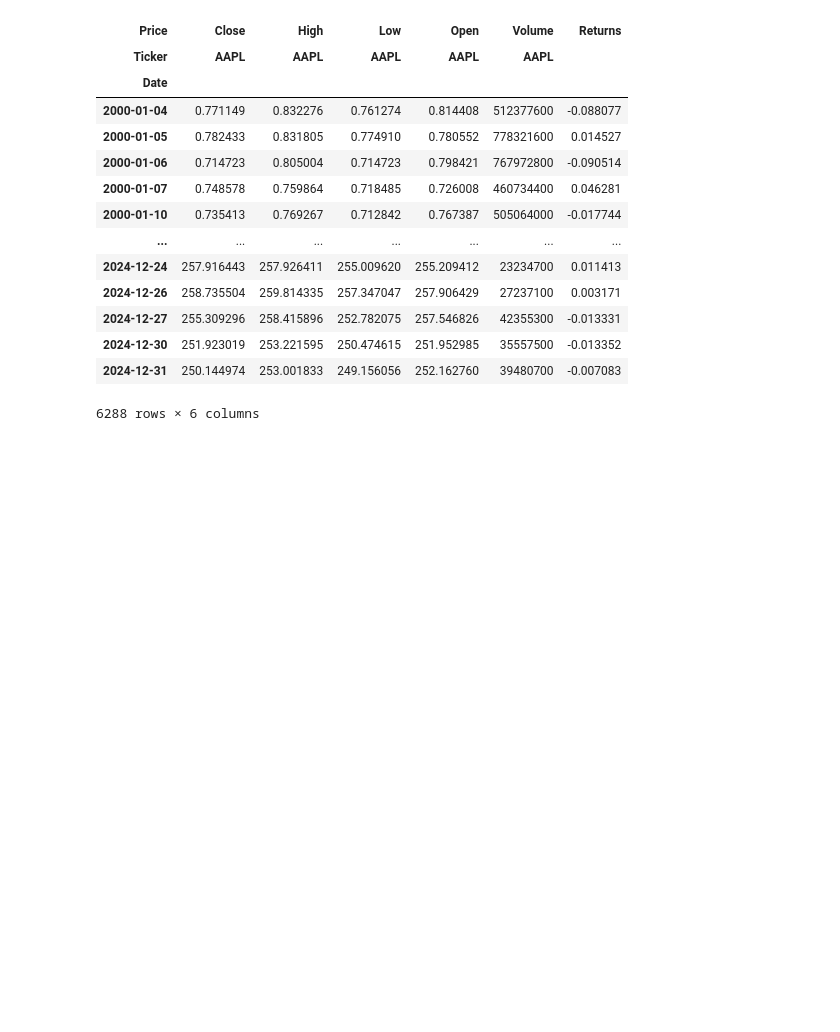
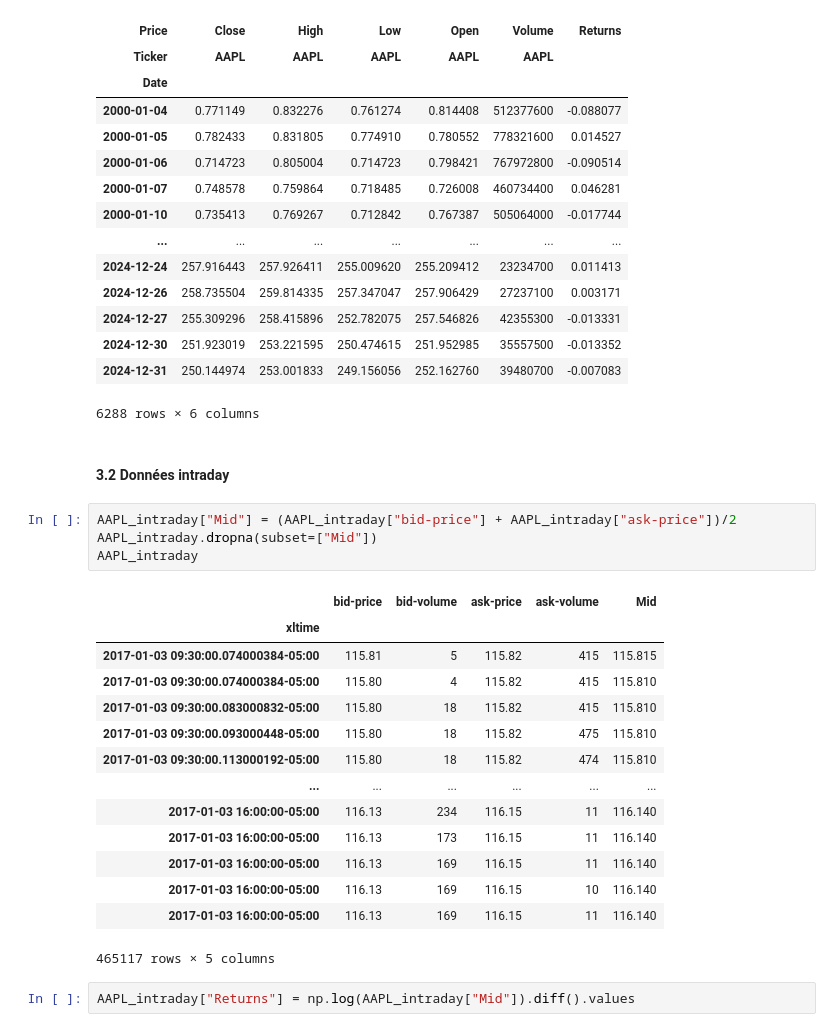
Before and after one commit to ethantrentin/Markets-Physic, a Jupyter notebook: TP1.ipynb, the cells around one changed output. Drawn from its saved outputs; the diff is of its cells as text; blank space fills up the shorter version.

```diff
--- a/TP1.ipynb
+++ b/TP1.ipynb
@@ -94,3 +94,26 @@ AAPL_daily.dropna()
 | 2024-12-30 | 251.923019 | 253.221595 | 250.474615 | 251.952985 | 35557500 | -0.013352 |
 | 2024-12-31 | 250.144974 | 253.001833 | 249.156056 | 252.162760 | 39480700 | -0.007083 |
 6288 rows × 6 columns
+# %% [markdown]
+#### 3.2 Données intraday
+# %%
+AAPL_intraday["Mid"] = (AAPL_intraday["bid-price"] + AAPL_intraday["ask-price"])/2
+AAPL_intraday.dropna(subset=["Mid"])
+AAPL_intraday
+# %% [output]
+|  | bid-price | bid-volume | ask-price | ask-volume | Mid |
+| xltime |  |  |  |  |  |
+| 2017-01-03 09:30:00.074000384-05:00 | 115.81 | 5 | 115.82 | 415 | 115.815 |
+| 2017-01-03 09:30:00.074000384-05:00 | 115.80 | 4 | 115.82 | 415 | 115.810 |
+| 2017-01-03 09:30:00.083000832-05:00 | 115.80 | 18 | 115.82 | 415 | 115.810 |
+| 2017-01-03 09:30:00.093000448-05:00 | 115.80 | 18 | 115.82 | 475 | 115.810 |
+| 2017-01-03 09:30:00.113000192-05:00 | 115.80 | 18 | 115.82 | 474 | 115.810 |
+| ... | ... | ... | ... | ... | ... |
+| 2017-01-03 16:00:00-05:00 | 116.13 | 234 | 116.15 | 11 | 116.140 |
+| 2017-01-03 16:00:00-05:00 | 116.13 | 173 | 116.15 | 11 | 116.140 |
+| 2017-01-03 16:00:00-05:00 | 116.13 | 169 | 116.15 | 11 | 116.140 |
+| 2017-01-03 16:00:00-05:00 | 116.13 | 169 | 116.15 | 10 | 116.140 |
+| 2017-01-03 16:00:00-05:00 | 116.13 | 169 | 116.15 | 11 | 116.140 |
+465117 rows × 5 columns
+# %%
+AAPL_intraday["Returns"] = np.log(AAPL_intraday["Mid"]).diff().values
```
